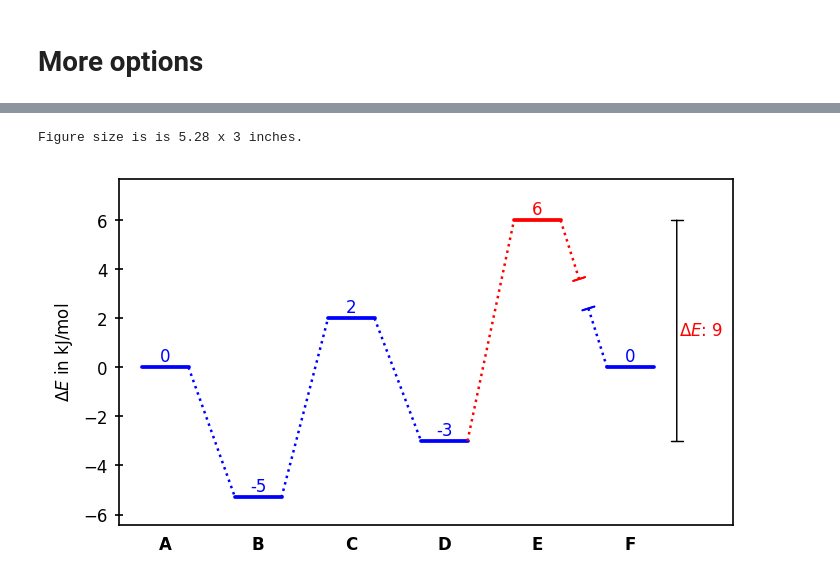
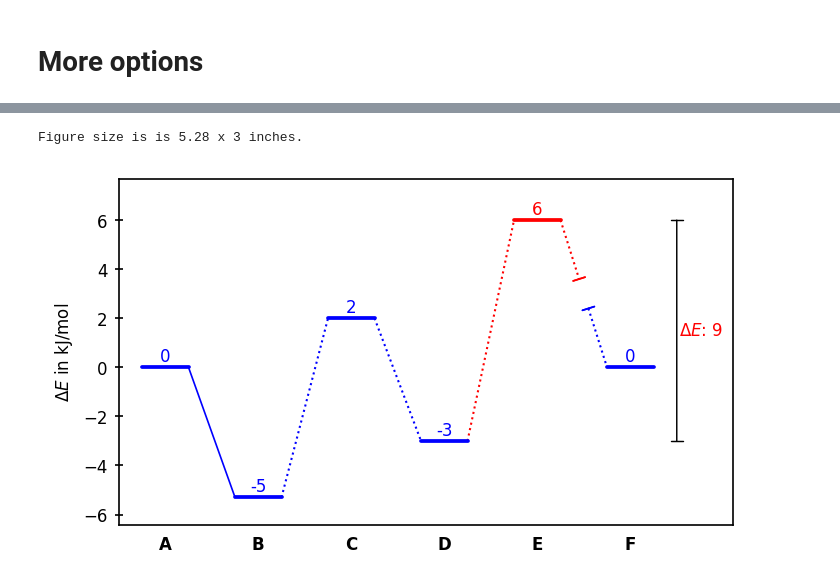
Before and after one commit to Tonner-Zech-Group/chem-diagrams, a Jupyter notebook: chemdiagrams/example_use.ipynb, the cells around one changed output, grey strips where cells are left out. Saved outputs shown, nothing was run; the diff lists cells and outputs as text; code cells hidden in the pictures.

```diff
--- a/chemdiagrams/example_use.ipynb
+++ b/chemdiagrams/example_use.ipynb
@@ -108,7 +127,7 @@ dia1.draw_path(
     x_data=[0,1,2,3,4,5],
     y_data=[0,-5.3,2,-3,6,0],
     color='blue',
-    linetypes=[1,1,1,1,0], # 1 = dashes, 0 = dashes with gap
+    linetypes=[2,1,1,1,0], # 1 = dashes, 0 = dashes with gap
     path_name="Pathway 1",
     show_numbers=True # can be turned off to just store the path without numbering it
 )
@@ -124,31 +143,31 @@ dia1.draw_difference_bar(
     r"$\Delta E$: ",
     left_side=False # can be put on left or right side
 )
 
 # Set color of difference bar number to red
 bar_text = dia1.mpl_objects["bars"][1]["text"]
 bar_text.set_color("red")
 
 # Set color of plateau at x = 4 to red
 plateau = dia1.mpl_objects["lines"]["Pathway 1"]["plateaus"]["4"]
 plateau.set_color("red")
 
 # Set color of connector between 3 and 4 to red
 connector1 = dia1.mpl_objects["lines"]["Pathway 1"]["connections"]["3.5"]
 connector1.set_color("red")
 
 # Set first half of connector between 4 and 5 to red
 connector2 = dia1.mpl_objects["lines"]["Pathway 1"]["connections"]["4.5"]["line_part_1"]
 connector2s = dia1.mpl_objects["lines"]["Pathway 1"]["connections"]["4.5"]["stopper_1"]
 connector2.set_color("red")
 connector2s.arrow_patch.set_color("red")
 
 # Set color of number at x = 4 to red
 number_text = dia1.mpl_objects["numbers"]["Pathway 1"]["4"]
 number_text.set_color("red")
 
 dia1.ax.set_ylabel(r"$\Delta E$ in kJ/mol", fontsize=8)
 dia1.show()
 # %% [output]
 Figure size is is 5.28 x 3 inches.
-[figure, old version]
+[figure, new version]
```
Also changed, not shown: parts of 2 cells of this notebook, 1 other file.
